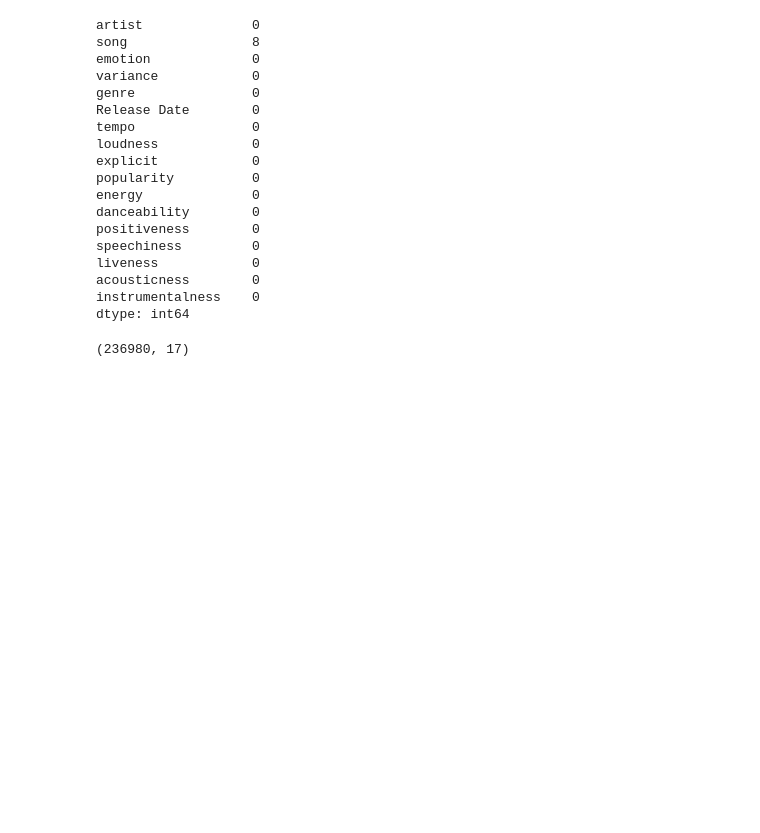
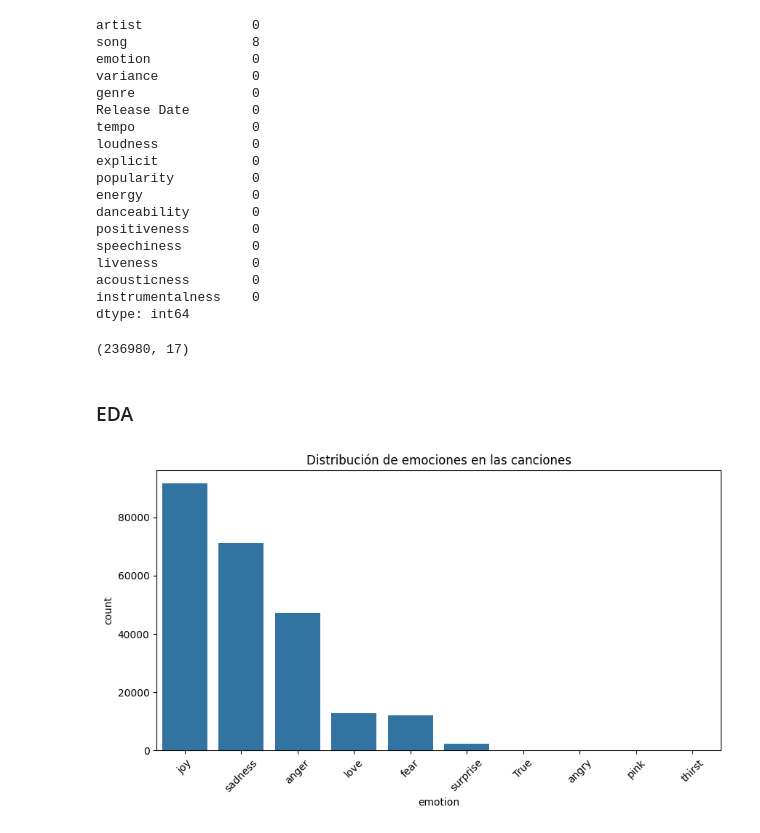
Before and after one commit to danielAcl9/SpotifyRecommender, a Jupyter notebook: notebooks/data_processing.ipynb, the cells around one changed output. Saved outputs shown, nothing was run; the diff lists cells and outputs as text; code cells hidden in the pictures; blank space fills up the shorter version.

```diff
--- a/notebooks/data_processing.ipynb
+++ b/notebooks/data_processing.ipynb
@@ -81,3 +81,16 @@ df.dropna(inplace=True)
 df.shape
 # %% [output]
 (236980, 17)
+# %% [markdown]
+### EDA
+# %%
+import matplotlib.pyplot as plt
+import seaborn as sns
+
+plt.figure(figsize=(10, 5))
+sns.countplot(data=df, x='emotion', order=df['emotion'].value_counts().index)
+plt.title('Distribución de emociones en las canciones')
+plt.xticks(rotation=45)
+plt.show()
+# %% [output]
+[figure, added]
```
Also changed, not shown: parts of 2 cells of this notebook.
